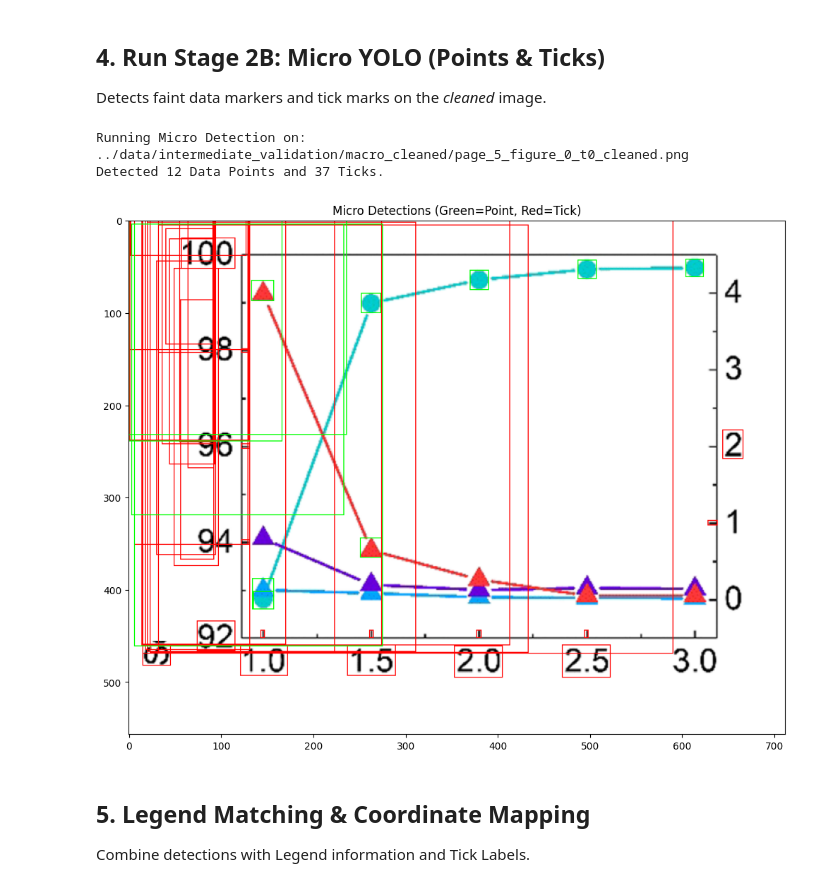
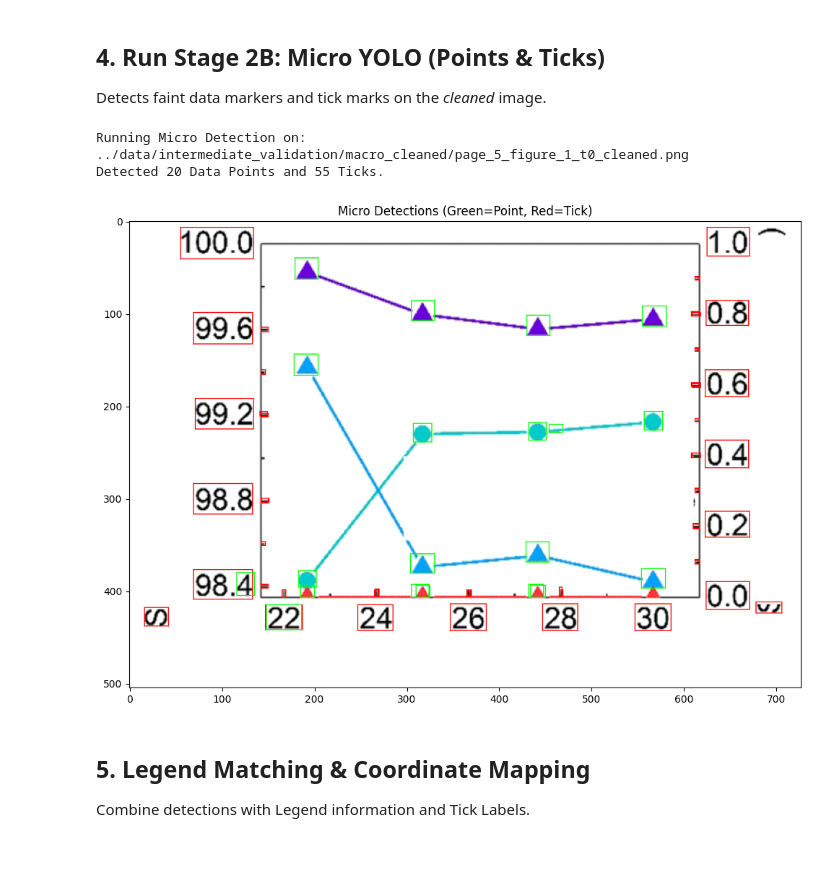
Before and after one commit to wzjeh/FlowFigTabMiner, a Jupyter notebook: notebooks/pipeline_validation.ipynb, the cells around one changed output. Saved outputs shown, nothing was run; the diff lists cells and outputs as text; code cells hidden in the pictures; blank space fills up the shorter version.

```diff
--- a/notebooks/pipeline_validation.ipynb
+++ b/notebooks/pipeline_validation.ipynb
@@ -64,7 +64,7 @@ try:
     yolo_micro = Stage2Detector(model_path="../models/bestYOLOm-2-2.pt")
 
     # Logic Modules
-    legend_matcher = LegendMatcher()
+    legend_matcher = LegendMatcher(yolo_model=yolo_micro)
     coord_mapper = CoordinateMapper()
 
     print("✅ All models initialized successfully.")
@@ -140,14 +138,14 @@ Separates the 'Plot Area' and masks text/axes to prepare for micro-detection.
 macro_results = []
 if figures:
     # Just process the first few to save time
-    test_figures = figures[:3]
+    test_figures = figures[:5]
     macro_results = yolo_macro.process_images(test_figures, output_base_dir=intermediate_dir, output_subdir_name="macro_cleaned")
 
     print(f"Processed {len(macro_results)} plots.")
 
     # Visualization of the first result
     if macro_results:
-        first_res = macro_results[0]
+        first_res = macro_results[1]
         print(f"Source: {os.path.basename(first_res['original_source'])}")
 
         # Show Raw Plot (Unmasked)
@@ -175,38 +177,38 @@ Source: page_5_figure_0.png
 ## 4. Run Stage 2B: Micro YOLO (Points & Ticks)
 Detects faint data markers and tick marks on the *cleaned* image.
 # %%
-selected_result = macro_results[0] if macro_results else None
+selected_result = macro_results[1] if macro_results else None
 
 if selected_result:
     clean_path = selected_result['cleaned_image']
 
     # Lower confidence for better point detection
     print(f"Running Micro Detection on: {clean_path}")
-    micro_detections = yolo_micro.detect(clean_path, conf=0.5)
+    micro_detections = yolo_micro.detect(clean_path, conf=0.15, imgsz=1280)
 
     data_points = [d for d in micro_detections if d['label'] == 'data_point']
     tick_marks = [d for d in micro_detections if 'tick' in d['label']]
 
     print(f"Detected {len(data_points)} Data Points and {len(tick_marks)} Ticks.")
 
     # Visualize Detections
     img_viz = cv2.imread(clean_path)
     img_viz = cv2.cvtColor(img_viz, cv2.COLOR_BGR2RGB)
 
     for d in micro_detections:
         box = d['box']
         color = (0, 255, 0) if d['label'] == 'data_point' else (255, 0, 0)
         # Thickness 1 for fine details
         cv2.rectangle(img_viz, (int(box[0]), int(box[1])), (int(box[2]), int(box[3])), color, 1)
 
     plt.figure(figsize=(12, 12))
     plt.imshow(img_viz)
     plt.title(f"Micro Detections (Green=Point, Red=Tick)")
     plt.show()
 # %% [output]
-Running Micro Detection on: ../data/intermediate_validation/macro_cleaned/page_5_figure_0_t0_cleaned.png
-Detected 12 Data Points and 37 Ticks.
+Running Micro Detection on: ../data/intermediate_validation/macro_cleaned/page_5_figure_1_t0_cleaned.png
+Detected 20 Data Points and 55 Ticks.
-[figure, old version]
+[figure, new version]
 # %% [markdown]
 ## 5. Legend Matching & Coordinate Mapping
 Combine detections with Legend information and Tick Labels.
```
Also changed, not shown: parts of 3 cells of this notebook, 7 other files.
